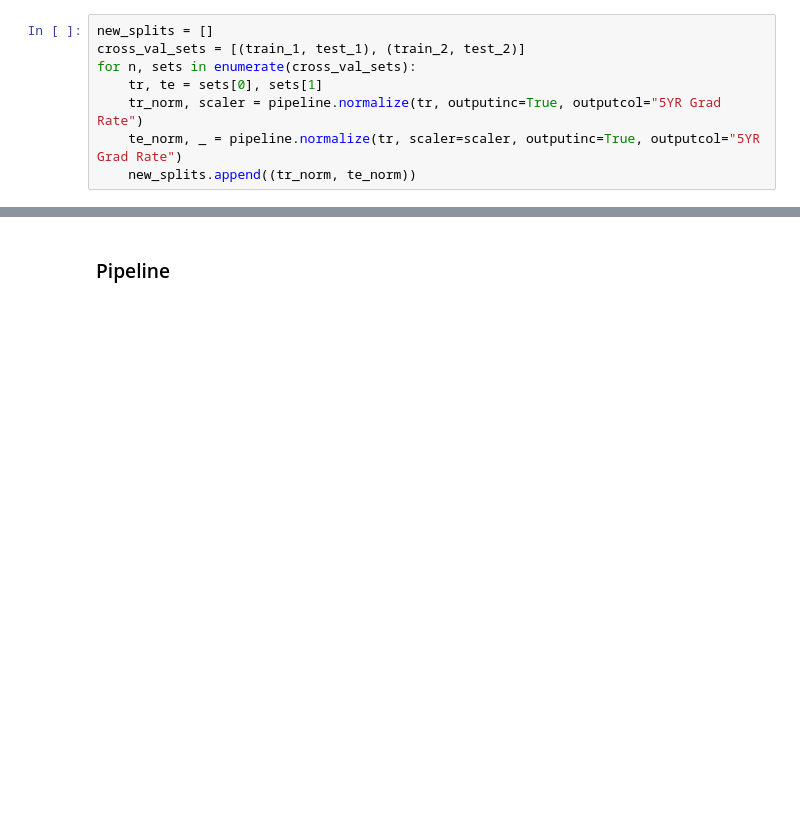
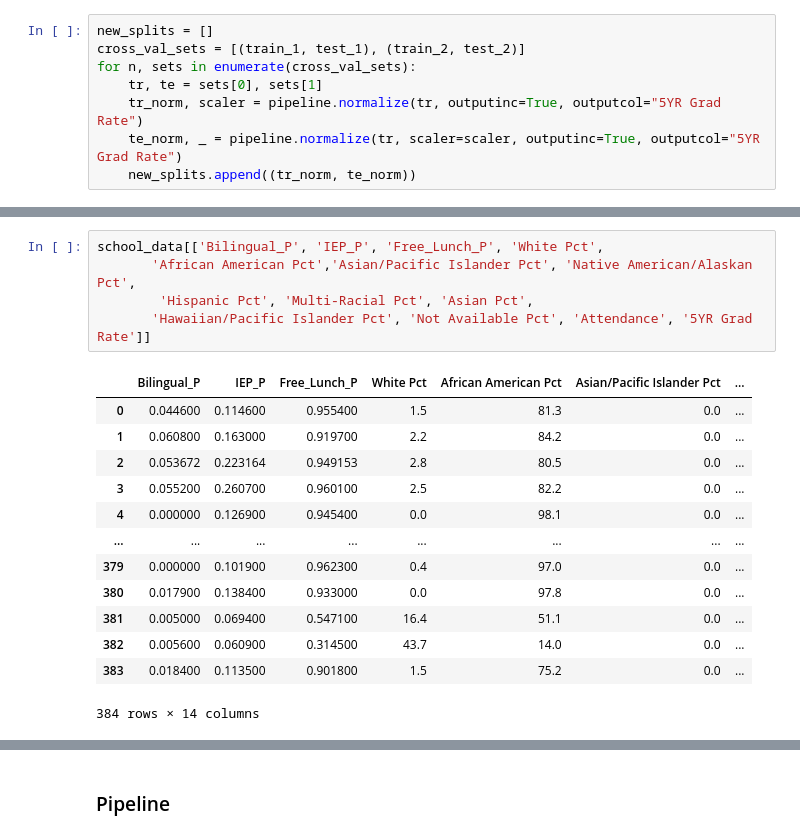
Before and after one commit to oabreu86/Policing-in-Schools-Predicting-Graduation-Rates-on-the-Criminalization-of-Students, a Jupyter notebook: data_analysis.ipynb, the cells around one changed output, grey strips where cells are left out. Saved outputs shown, nothing was run; the diff lists cells and outputs as text; blank space fills up the shorter version.

```diff
--- a/data_analysis.ipynb
+++ b/data_analysis.ipynb
@@ -111,0 +128,19 @@ for n, sets in enumerate(cross_val_sets):
+# %%
+school_data[['Bilingual_P', 'IEP_P', 'Free_Lunch_P', 'White Pct',
+       'African American Pct','Asian/Pacific Islander Pct', 'Native American/Alaskan Pct',
+        'Hispanic Pct', 'Multi-Racial Pct', 'Asian Pct',
+       'Hawaiian/Pacific Islander Pct', 'Not Available Pct', 'Attendance', '5YR Grad Rate']]
+# %% [output]
+|  | Bilingual_P | IEP_P | Free_Lunch_P | White Pct | African American Pct | Asian/Pacific Islander Pct | ... |
+| 0 | 0.044600 | 0.114600 | 0.955400 | 1.5 | 81.3 | 0.0 | ... |
+| 1 | 0.060800 | 0.163000 | 0.919700 | 2.2 | 84.2 | 0.0 | ... |
+| 2 | 0.053672 | 0.223164 | 0.949153 | 2.8 | 80.5 | 0.0 | ... |
+| 3 | 0.055200 | 0.260700 | 0.960100 | 2.5 | 82.2 | 0.0 | ... |
+| 4 | 0.000000 | 0.126900 | 0.945400 | 0.0 | 98.1 | 0.0 | ... |
+| ... | ... | ... | ... | ... | ... | ... | ... |
+| 379 | 0.000000 | 0.101900 | 0.962300 | 0.4 | 97.0 | 0.0 | ... |
+| 380 | 0.017900 | 0.138400 | 0.933000 | 0.0 | 97.8 | 0.0 | ... |
+| 381 | 0.005000 | 0.069400 | 0.547100 | 16.4 | 51.1 | 0.0 | ... |
+| 382 | 0.005600 | 0.060900 | 0.314500 | 43.7 | 14.0 | 0.0 | ... |
+| 383 | 0.018400 | 0.113500 | 0.901800 | 1.5 | 75.2 | 0.0 | ... |
+384 rows × 14 columns
```
Also changed, not shown: parts of 14 cells of this notebook.
